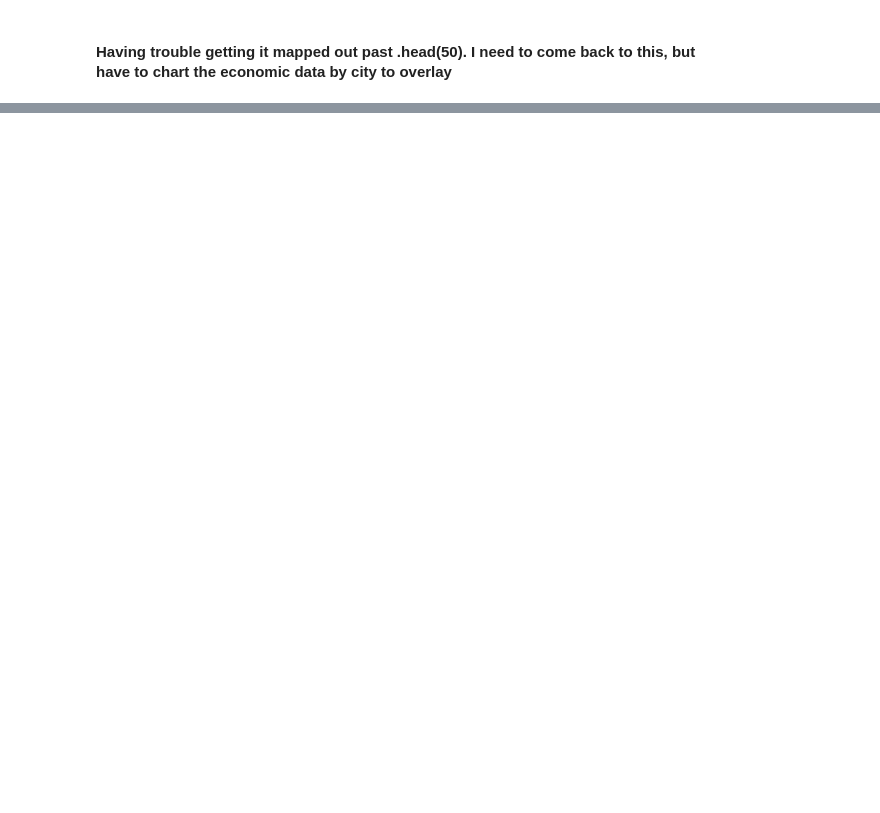
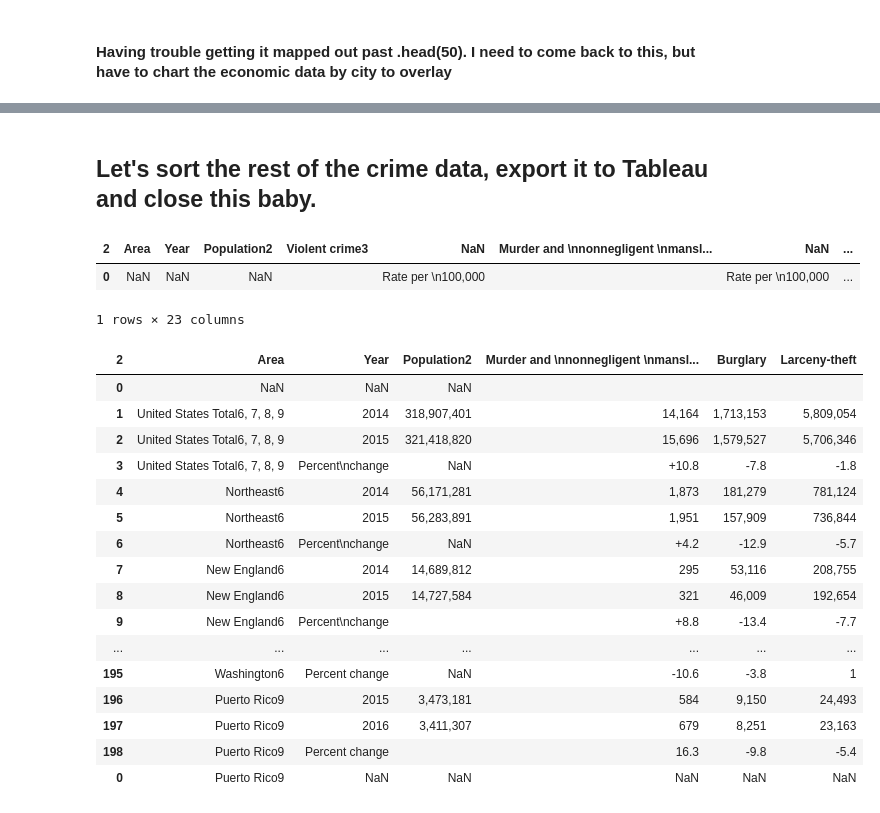
Before and after one commit to Cuiweiyi/CALEA_and_crime, a Jupyter notebook: notebook/Crime_and_Cost_Living.ipynb, the cells around one changed output, grey strips where cells are left out. Cells and saved outputs as stored; diff of their text form; code cells hidden in the pictures; blank space fills up the shorter version.

Commit message:
I think I have exported all the files I need and sorted them

```diff
--- a/notebook/Crime_and_Cost_Living.ipynb
+++ b/notebook/Crime_and_Cost_Living.ipynb
@@ -457,0 +1063,37 @@ steal5=cr15[['Area','Year','Population2','Burglary', 'Larceny-theft]]
+# %% [markdown]
+## Let's sort the rest of the crime data, export it to Tableau and close this baby.
+# %%
+cr16.head(1)
+# %% [output]
+| 2 | Area | Year | Population2 | Violent crime3 | NaN | Murder and \nnonnegligent \nmansl... | NaN | ... |
+| 0 | NaN | NaN | NaN |  | Rate per \n100,000 |  | Rate per \n100,000 | ... |
+1 rows × 23 columns
+# %%
+l6=cr16[['Area','Year','Population2','Murder and \nnonnegligent \nmanslaughter','Burglary', 'Larceny-theft']]
+l7=cr17[['Area','Year','Population2','Murder and \nnonnegligent \nmanslaughter','Burglary', 'Larceny-theft']]
+l8=cr18[['Area','Year','Population2','Murder and \nnonnegligent \nmanslaughter','Burglary', 'Larceny-theft']]
+l9=cr19[['Area','Year','Population2','Murder and \nnonnegligent \nmanslaughter','Burglary', 'Larceny-theft']]
+l5=cr15[['Area','Year','Population2','Murder and \nnonnegligent \nmanslaughter','Burglary', 'Larceny-theft']]
+# %%
+df=pd.concat([l5, l6, l7, l8, l9])
+# %%
+df['Area']=df['Area'].fillna(method='ffill')
+df
+# %% [output]
+| 2 | Area | Year | Population2 | Murder and \nnonnegligent \nmansl... | Burglary | Larceny-theft |
+| 0 | NaN | NaN | NaN |  |  |  |
+| 1 | United States Total6, 7, 8, 9 | 2014 | 318,907,401 | 14,164 | 1,713,153 | 5,809,054 |
+| 2 | United States Total6, 7, 8, 9 | 2015 | 321,418,820 | 15,696 | 1,579,527 | 5,706,346 |
+| 3 | United States Total6, 7, 8, 9 | Percent\nchange | NaN | +10.8 | -7.8 | -1.8 |
+| 4 | Northeast6 | 2014 | 56,171,281 | 1,873 | 181,279 | 781,124 |
+| 5 | Northeast6 | 2015 | 56,283,891 | 1,951 | 157,909 | 736,844 |
+| 6 | Northeast6 | Percent\nchange | NaN | +4.2 | -12.9 | -5.7 |
+| 7 | New England6 | 2014 | 14,689,812 | 295 | 53,116 | 208,755 |
+| 8 | New England6 | 2015 | 14,727,584 | 321 | 46,009 | 192,654 |
+| 9 | New England6 | Percent\nchange |  | +8.8 | -13.4 | -7.7 |
+| ... | ... | ... | ... | ... | ... | ... |
+| 195 | Washington6 | Percent change | NaN | -10.6 | -3.8 | 1 |
+| 196 | Puerto Rico9 | 2015 | 3,473,181 | 584 | 9,150 | 24,493 |
+| 197 | Puerto Rico9 | 2016 | 3,411,307 | 679 | 8,251 | 23,163 |
+| 198 | Puerto Rico9 | Percent change |  | 16.3 | -9.8 | -5.4 |
+| 0 | Puerto Rico9 | NaN | NaN | NaN | NaN | NaN |
```
Also changed, not shown: parts of 75 cells of this notebook.
